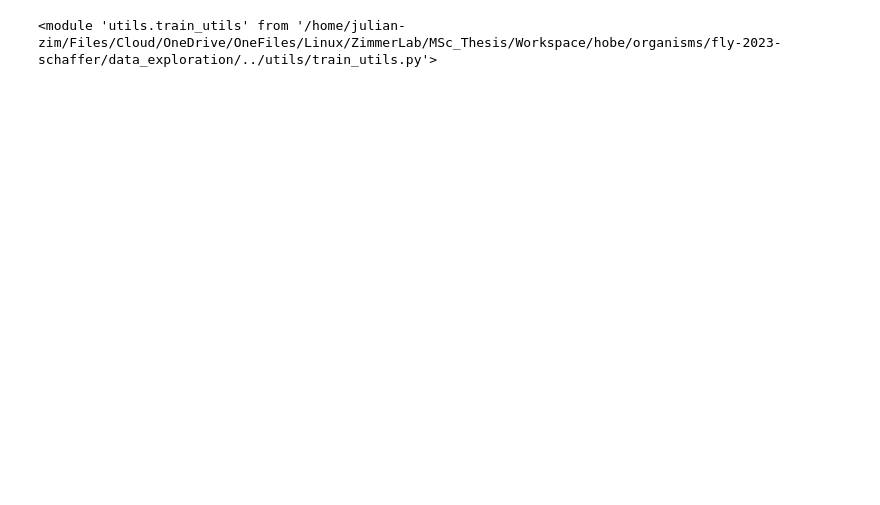
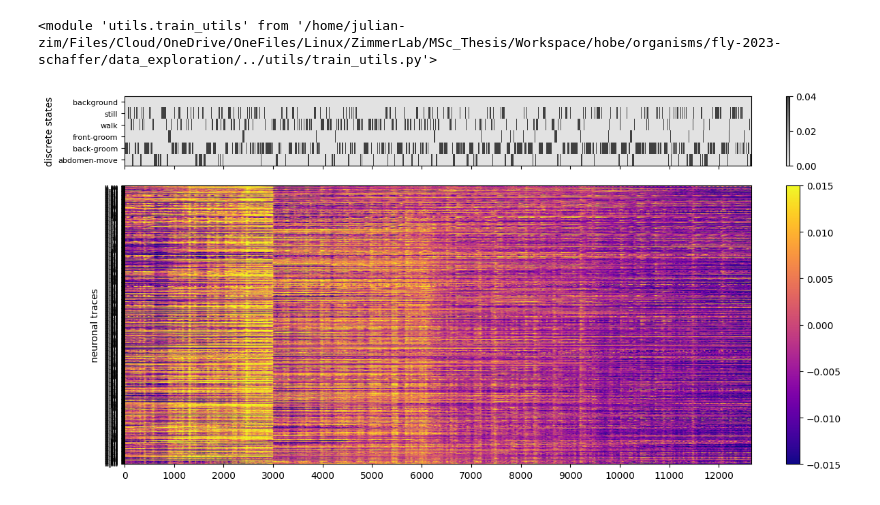
Before and after one commit to julian-zim/higama, a Jupyter notebook: organisms/fly-2023-schaffer/data_exploration/traces.ipynb, the cells around one changed output. Drawn from its saved outputs; the diff is of its cells as text; code cells hidden in the pictures; blank space fills up the shorter version.

```diff
--- a/organisms/fly-2023-schaffer/data_exploration/traces.ipynb
+++ b/organisms/fly-2023-schaffer/data_exploration/traces.ipynb
@@ -55,3 +50,9 @@ for i, trace in enumerate(traces):
+# %%
+# plot
+plot_utils.plot_heatmap_stack(traces[file_ids.index(plot_id)], states[file_ids.index(plot_id)], 'neuronal traces', 'discrete states',
+							  ylimits_top=(0., 0.04))
+# %% [output]
+[figure, added]
 # %%
 plot_utils.plot_traces(f'{filenames[file_ids.index(plot_id)]}',
 					   states[file_ids.index(plot_id)]['still'],
```
Also changed, not shown: parts of 10 cells of this notebook, 18 other files.
